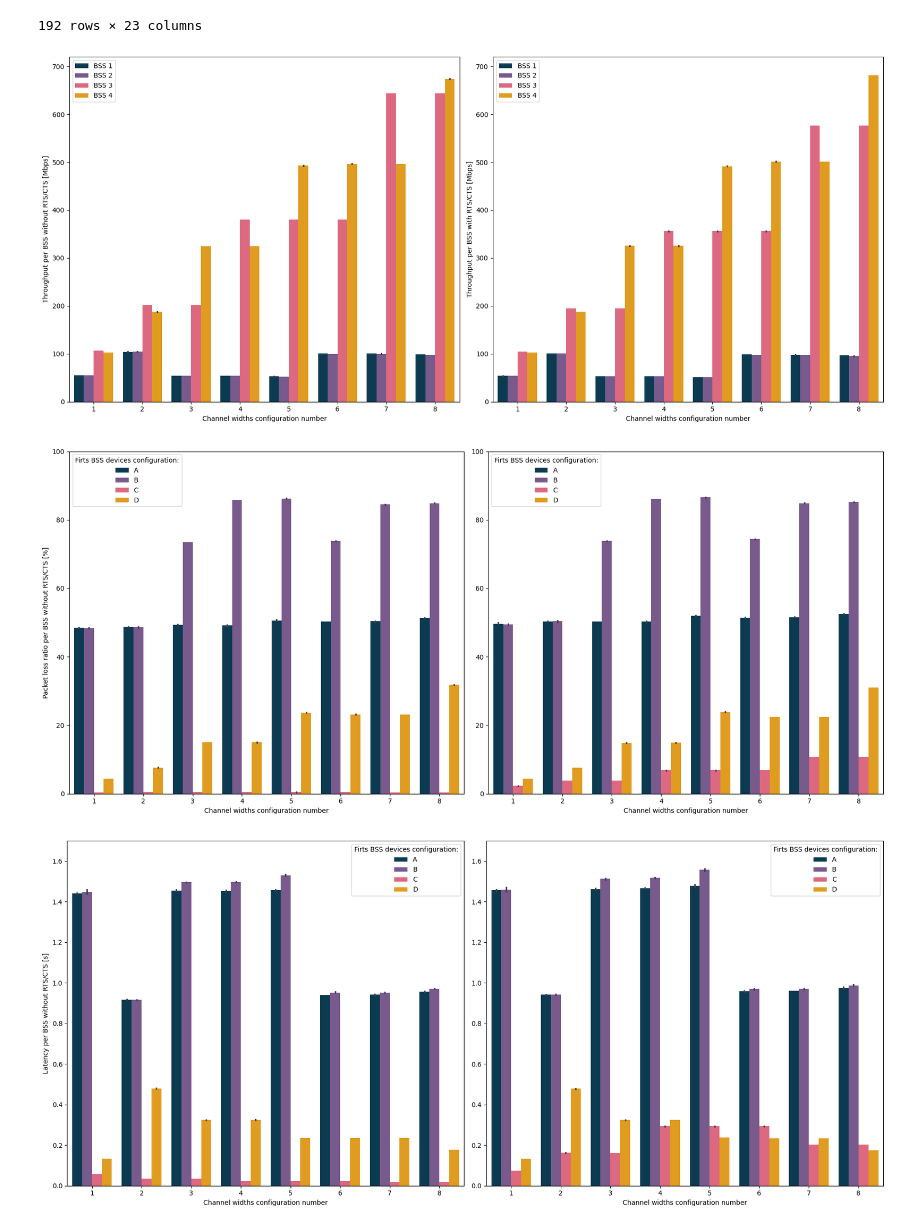
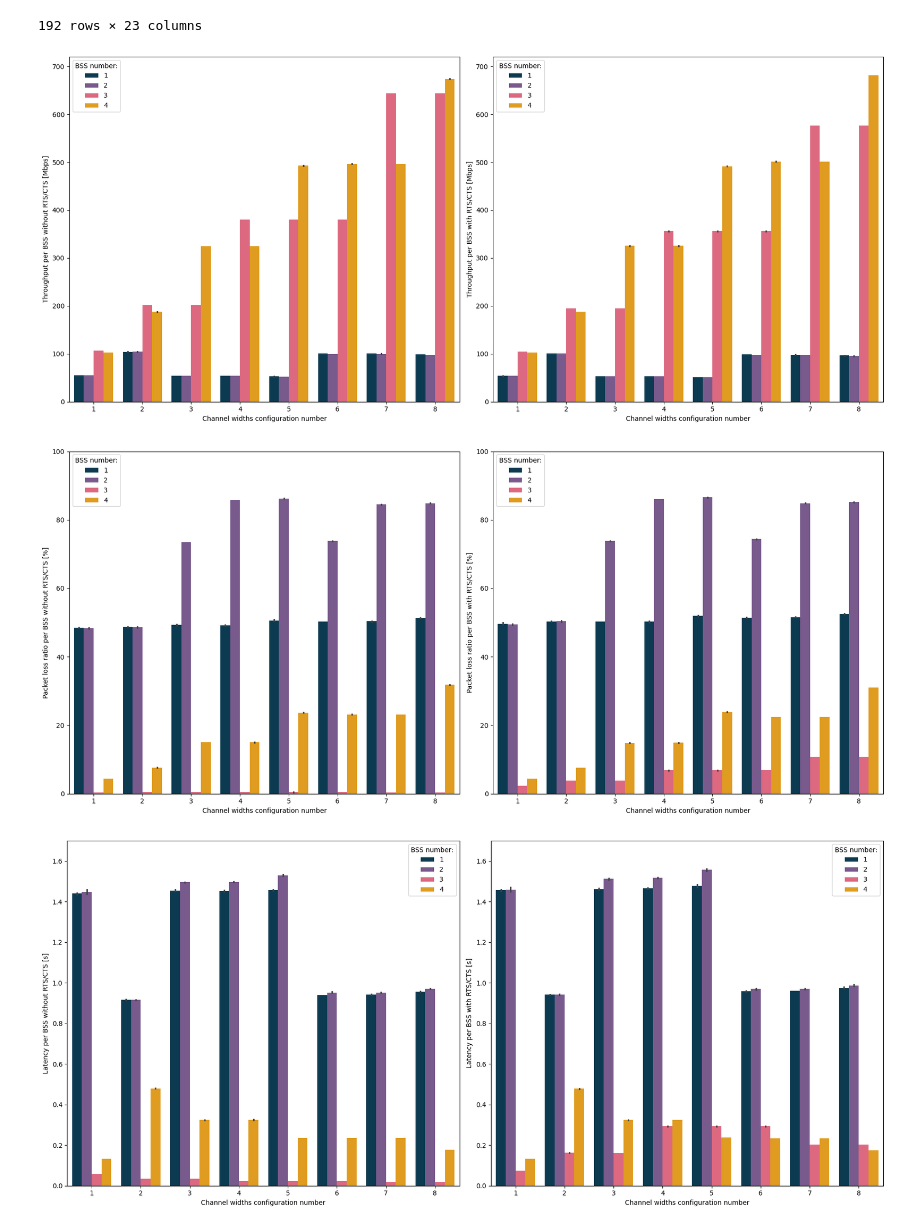
Before and after one commit to fmargul/magisterka, a Jupyter notebook: scenario 4/channelWidth.ipynb, the cells around one changed output. Cells and saved outputs as stored; diff of their text form; code cells hidden in the pictures.

```diff
--- a/scenario 4/channelWidth.ipynb
+++ b/scenario 4/channelWidth.ipynb
@@ -105,9 +105,11 @@ for i, (df, title) in enumerate(plot_data):
     handles, labels = axes[i].get_legend_handles_labels()
     axes[i].legend(
         handles=handles[0:12],
-        labels=['BSS 1', 'BSS 2', 'BSS 3', 'BSS 4'],
+        labels=['1', '2', '3', '4'],
         ncol=1,              # Liczba kolumn w legendzie
         fontsize='medium',   # Rozmiar czcionki
+        title='BSS number:',         # <- Tytuł legendy
+        title_fontsize='medium'    # <- Rozmiar czcionki tytułu
     )
 
     axes[i].set(xlabel=xlabel, ylabel=title)
@@ -120,11 +122,11 @@ plt.tight_layout()
 plt.savefig('width_thr.svg', bbox_inches='tight')
 plt.show()
 # %% [output]
-[figure, old version]
+[figure, new version]
 # %%
 # ----------- Parametry wykresu -----------
 
-fig, axes = plt.subplots(1, 2, figsize=(18, 8), sharey=True)  # Trzy wykresy w jednym rzędzie
+fig, axes = plt.subplots(1, 2, figsize=(18, 8), sharey=False)  # Trzy wykresy w jednym rzędzie
 xlabel = "Channel widths configuration number"
 
 # Listy danych i tytułów do iteracji
@@ -134,40 +136,40 @@ plot_data = [
 ]
 
 # ----------- Rysowanie wykresów -----------
 
 for i, (df, title) in enumerate(plot_data):
     sns.barplot(data=df, x='scenario', y='loss', hue='flow',
                  errorbar=('ci'), palette=palette,
                  ax=axes[i])
 
     axes[i].tick_params(axis='y', which='both', labelleft=True)
     for line in axes[i].get_lines():
         line.set_markersize(marker_size)
 
     handles, labels = axes[i].get_legend_handles_labels()
     axes[i].legend(
         handles=handles[0:12],
-        labels=['A', 'B', 'C', 'D'],
+        labels=['1', '2', '3', '4'],
         ncol=1,              # Liczba kolumn w legendzie
         fontsize='medium',   # Rozmiar czcionki
-        title='Firts BSS devices configuration:',         # <- Tytuł legendy
+        title='BSS number:',         # <- Tytuł legendy
         title_fontsize='medium'    # <- Rozmiar czcionki tytułu
     )
 
     axes[i].set(xlabel=xlabel, ylabel=title)
     axes[i].set_ylim(0, 100) #, 225
 
 # ----------- Zapis i wyświetlenie -----------
 
 plt.tight_layout()
 plt.savefig('width_loss.svg', bbox_inches='tight')
 plt.show()
 # %% [output]
-[figure, old version]
+[figure, new version]
 # %%
 # ----------- Parametry wykresu -----------
 
-fig, axes = plt.subplots(1, 2, figsize=(18, 8), sharey=True)  # Trzy wykresy w jednym rzędzie
+fig, axes = plt.subplots(1, 2, figsize=(18, 8), sharey=False)  # Trzy wykresy w jednym rzędzie
 xlabel = "Channel widths configuration number"
 
 # Listy danych i tytułów do iteracji
@@ -190,10 +192,10 @@ for i, (df, title) in enumerate(plot_data):
     handles, labels = axes[i].get_legend_handles_labels()
     axes[i].legend(
         handles=handles[0:12],
-        labels=['A', 'B', 'C', 'D'],
+        labels=['1', '2', '3', '4'],
         ncol=1,              # Liczba kolumn w legendzie
         fontsize='medium',   # Rozmiar czcionki
-        title='Firts BSS devices configuration:',         # <- Tytuł legendy
+        title='BSS number:',         # <- Tytuł legendy
         title_fontsize='medium'    # <- Rozmiar czcionki tytułu
     )
 
@@ -206,7 +208,7 @@ plt.tight_layout()
 plt.savefig('width_lat.svg', bbox_inches='tight')
 plt.show()
 # %% [output]
-[figure, old version]
+[figure, new version]
 # %%
 # ----------- Parametry wykresu -----------
 
```
Also changed, not shown: parts of 1 cell of this notebook, 53 other files.
